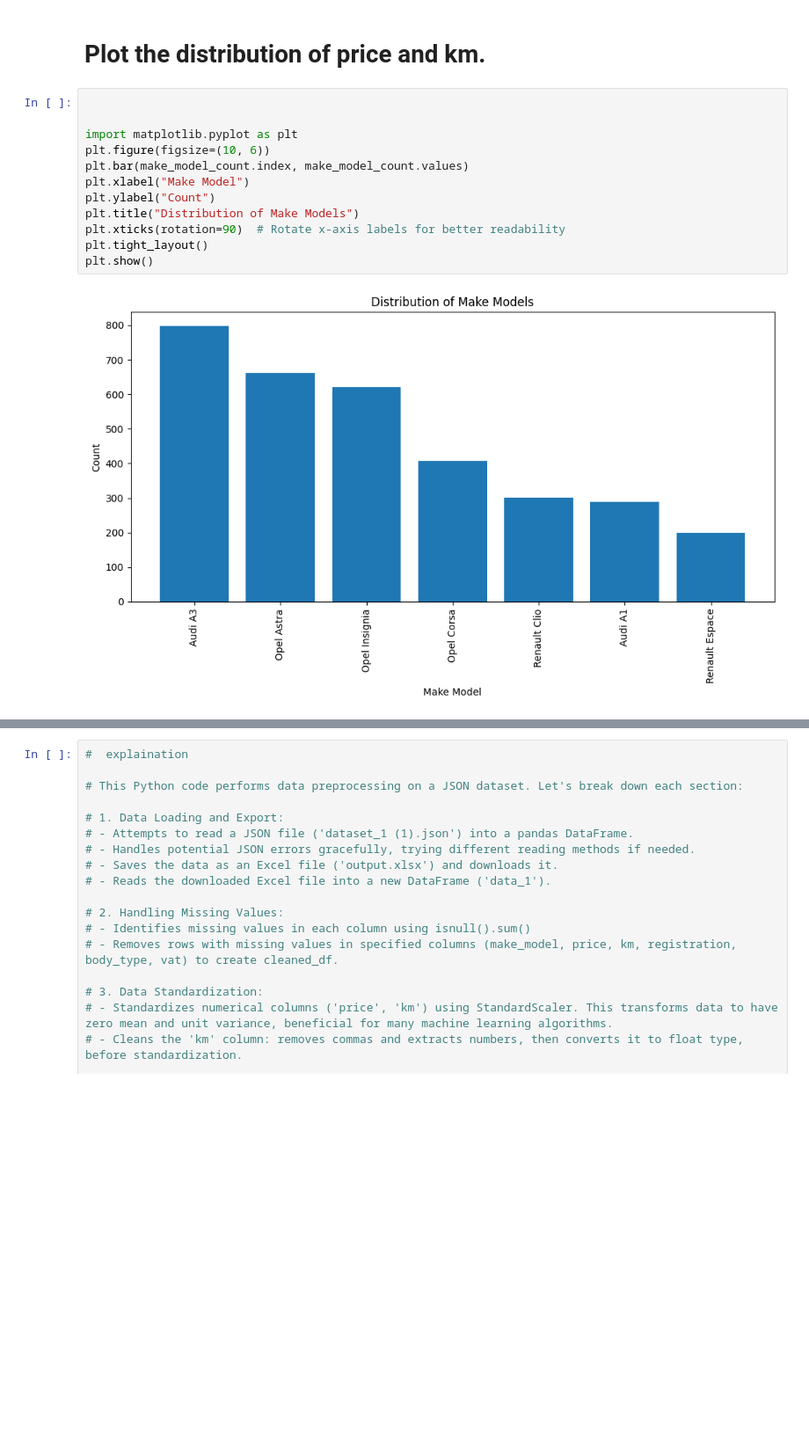
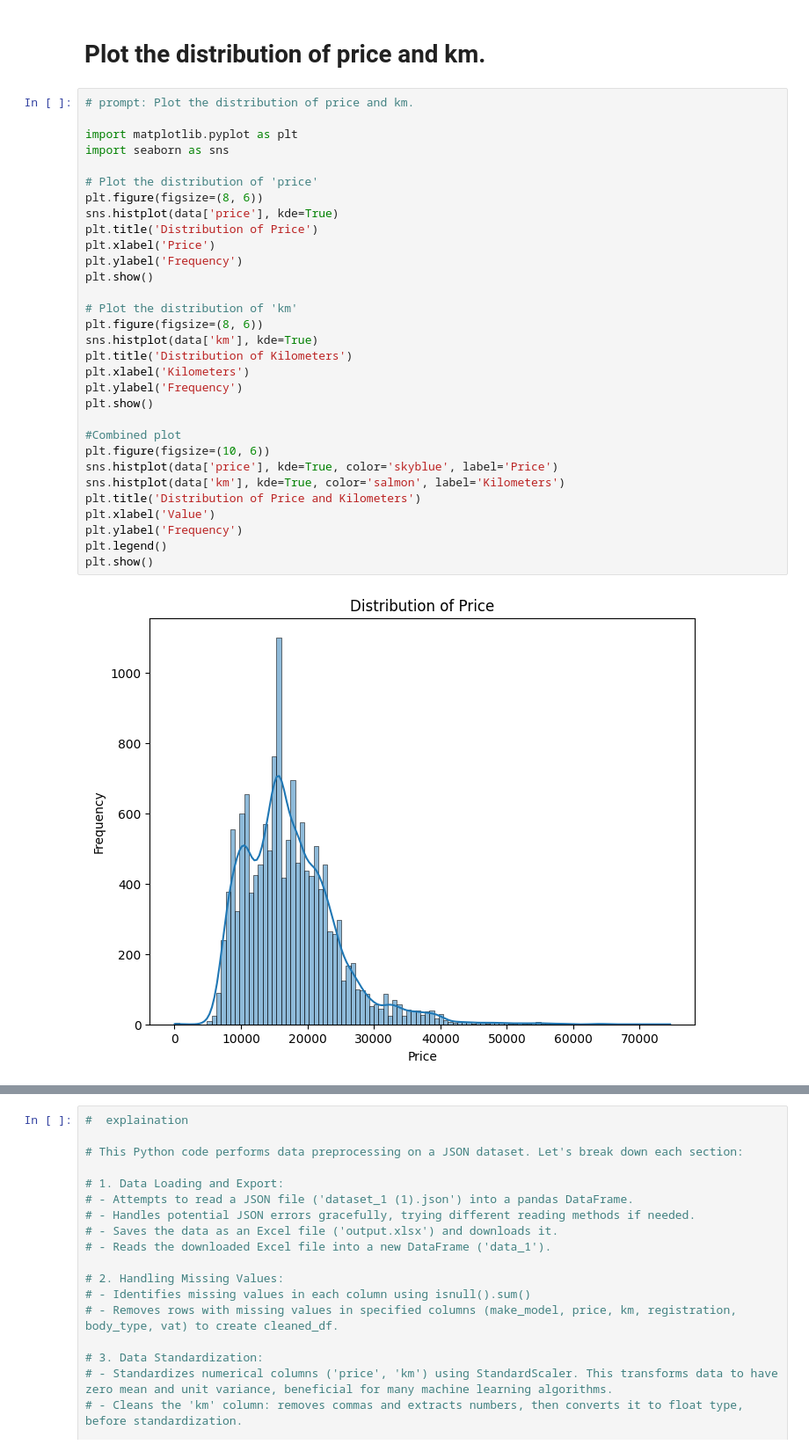
Before and after one commit to BhagyaSri-1806/DataAnalyst, a Jupyter notebook: PROJECT_2_(09_12_2024).ipynb, the cells around one changed output, grey strips where cells are left out. Shown at 88% size. Cells and saved outputs as stored; diff of their text form; blank space fills up the shorter version.

```diff
--- a/PROJECT_2_(09_12_2024).ipynb
+++ b/PROJECT_2_(09_12_2024).ipynb
@@ -243,17 +320,36 @@ make_model_counts
 dtype: int64
 # %% [markdown]
 # **Plot the distribution of price and km.**
-# %%
-
-
-import matplotlib.pyplot as plt
-plt.figure(figsize=(10, 6))
-plt.bar(make_model_count.index, make_model_count.values)
-plt.xlabel("Make Model")
-plt.ylabel("Count")
-plt.title("Distribution of Make Models")
-plt.xticks(rotation=90)  # Rotate x-axis labels for better readability
-plt.tight_layout()
-plt.show()
-# %% [output]
-[figure, removed]
+# %%
+# prompt: Plot the distribution of price and km.
+
+import matplotlib.pyplot as plt
+import seaborn as sns
+
+# Plot the distribution of 'price'
+plt.figure(figsize=(8, 6))
+sns.histplot(data['price'], kde=True)
+plt.title('Distribution of Price')
+plt.xlabel('Price')
+plt.ylabel('Frequency')
+plt.show()
+
+# Plot the distribution of 'km'
+plt.figure(figsize=(8, 6))
+sns.histplot(data['km'], kde=True)
+plt.title('Distribution of Kilometers')
+plt.xlabel('Kilometers')
+plt.ylabel('Frequency')
+plt.show()
+
+#Combined plot
+plt.figure(figsize=(10, 6))
+sns.histplot(data['price'], kde=True, color='skyblue', label='Price')
+sns.histplot(data['km'], kde=True, color='salmon', label='Kilometers')
+plt.title('Distribution of Price and Kilometers')
+plt.xlabel('Value')
+plt.ylabel('Frequency')
+plt.legend()
+plt.show()
+# %% [output]
+[figure, added]
```
Also changed, not shown: parts of 34 cells of this notebook.
